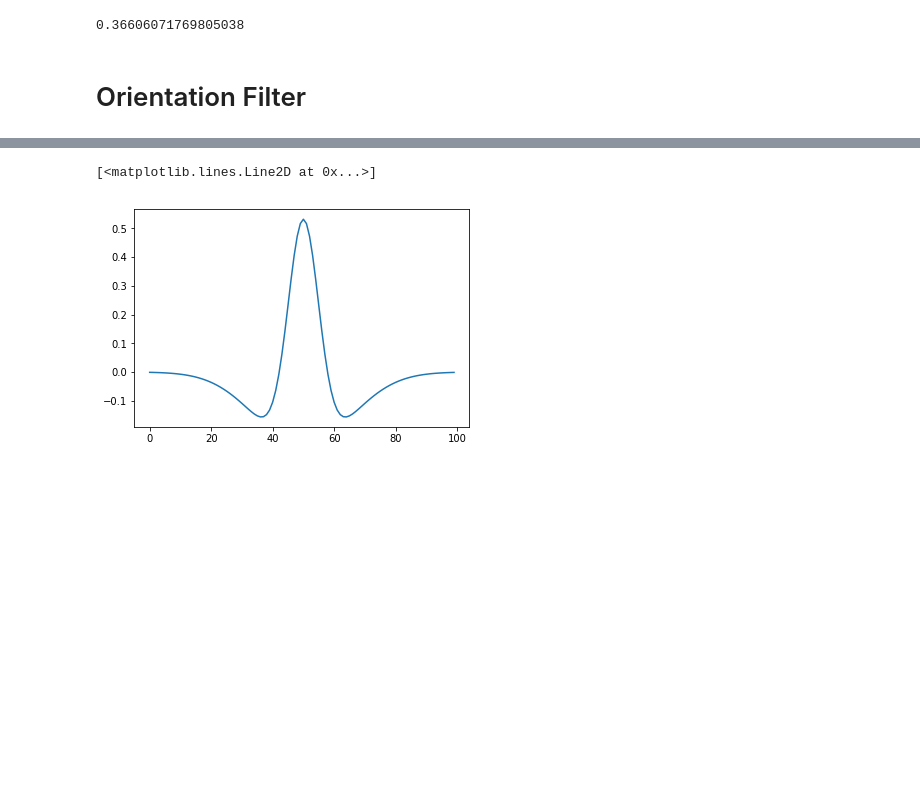
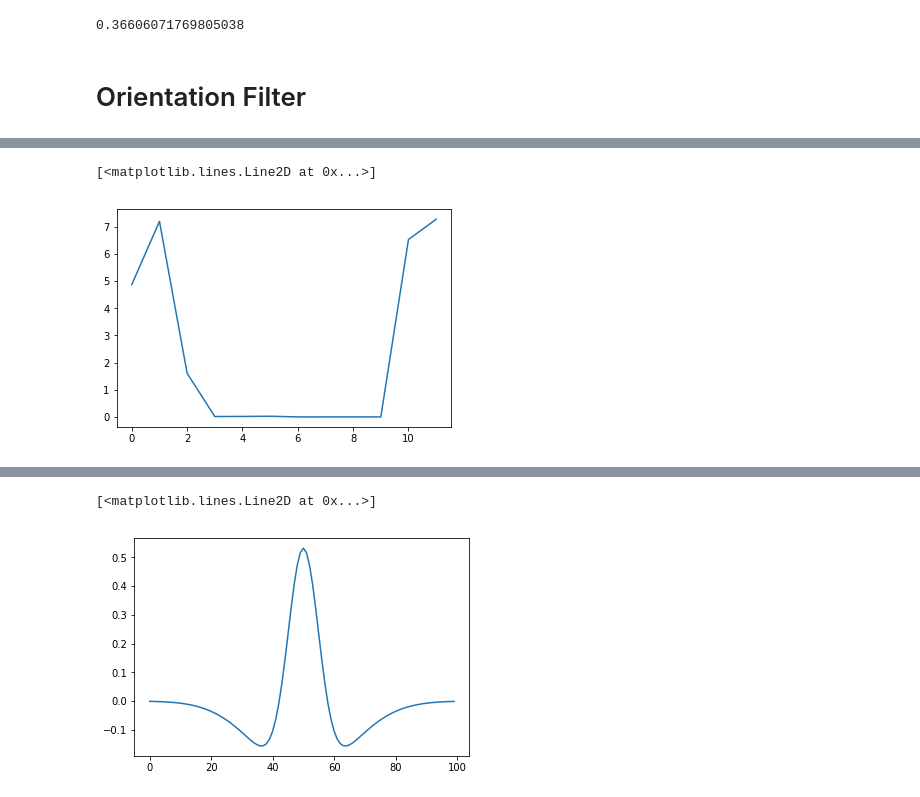
Before and after one commit to karino2/ClassSim, a Jupyter notebook: GMM_similarity.ipynb, the cells around one changed output, grey strips where cells are left out. Saved outputs shown, nothing was run; the diff lists cells and outputs as text; code cells hidden in the pictures; blank space fills up the shorter version.

```diff
--- a/GMM_similarity.ipynb
+++ b/GMM_similarity.ipynb
@@ -210,0 +364,5 @@ def DOG(y, sigma1=0.5, sigma2=1.5):
+# %%
+plt.plot(Out[129])
+# %% [output]
+[<matplotlib.lines.Line2D at 0x...>]
+[figure, added]
```
Also changed, not shown: parts of 80 cells of this notebook.
